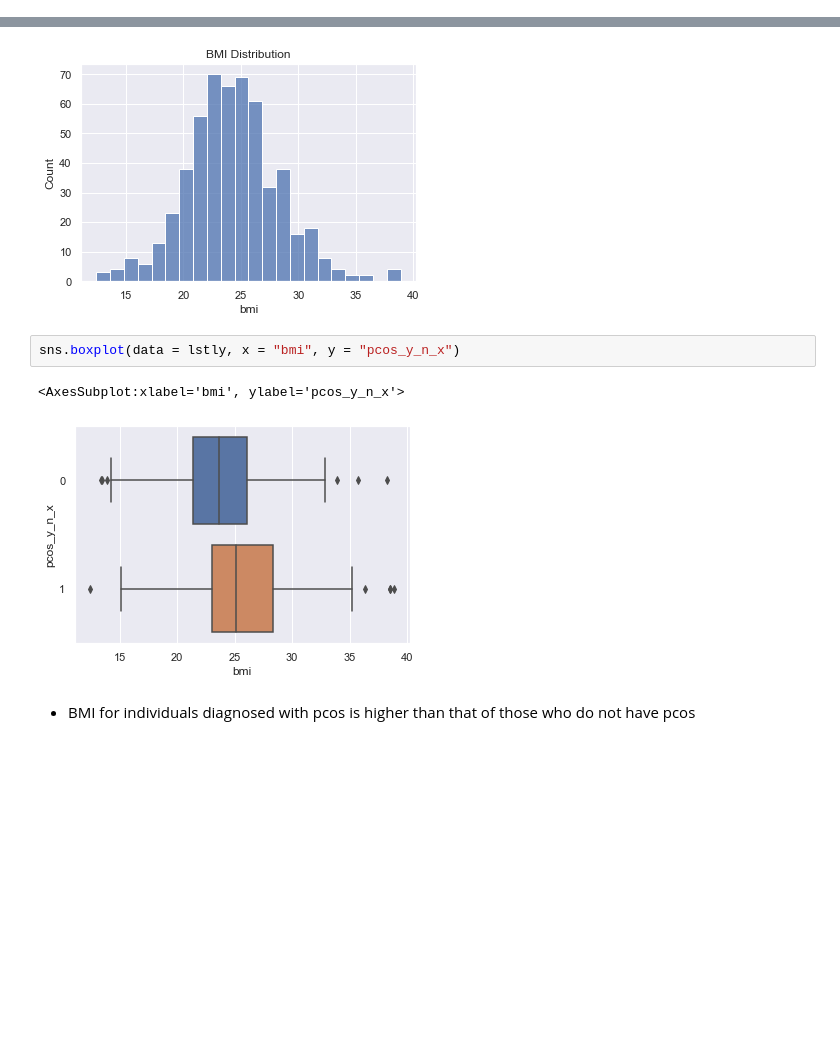
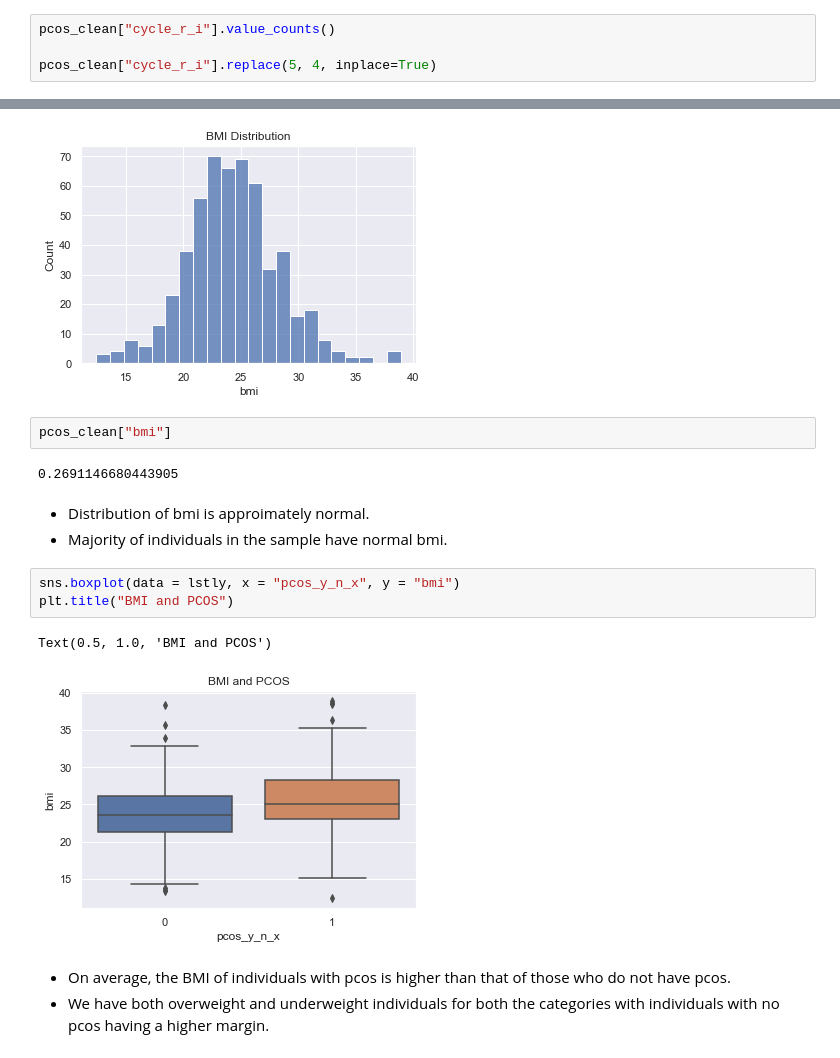
Before and after one commit to Nyairo4/PCOS, a Jupyter notebook: Pcos_Classification_Prediction.ipynb, the cells around one changed output, grey strips where cells are left out. Cells and saved outputs as stored; diff of their text form; blank space fills up the shorter version.

```diff
--- a/Pcos_Classification_Prediction.ipynb
+++ b/Pcos_Classification_Prediction.ipynb
@@ -181,6 +181,10 @@ pcos_clean.describe().T
 | avg_f_size_l_mm | 541.0 | 15.018115 | 3.566839 | 0.000000 | 13.000000 | 15.000000 | 18.000000 | 24.000000 |
 | avg_f_size_r_mm | 541.0 | 15.451701 | 3.318848 | 0.000000 | 13.000000 | 16.000000 | 18.000000 | 24.000000 |
 | endometrium_mm | 541.0 | 8.475915 | 2.165381 | 0.000000 | 7.000000 | 8.500000 | 9.800000 | 18.000000 |
+# %%
+pcos_clean["cycle_r_i"].value_counts()
+
+pcos_clean["cycle_r_i"].replace(5, 4, inplace=True)
 # %%
 pcos_clean.columns
 # %% [output]
@@ -273,10 +282,19 @@ plt.title("BMI Distribution")
 # %% [output]
 Text(0.5, 1.0, 'BMI Distribution')
 [figure]
+# %%
+pcos_clean["bmi"]
+# %% [output]
+0.2691146680443905
+# %% [markdown]
+* Distribution of bmi is approimately normal.
+* Majority of individuals in the sample have normal bmi.
 # %%
-sns.boxplot(data = lstly, x = "bmi", y = "pcos_y_n_x")
+sns.boxplot(data = lstly, x = "pcos_y_n_x", y = "bmi")
+plt.title("BMI and PCOS")
 # %% [output]
-<AxesSubplot:xlabel='bmi', ylabel='pcos_y_n_x'>
+Text(0.5, 1.0, 'BMI and PCOS')
-[figure, old version]
+[figure, new version]
 # %% [markdown]
-* BMI for individuals diagnosed with pcos is higher than that of those who do not have pcos
+* On average, the BMI of individuals with pcos is higher than that of those who do not have pcos.
+* We have both overweight and underweight individuals for both the categories with individuals with no pcos having a higher margin.
```
Also changed, not shown: parts of 16 cells of this notebook.
